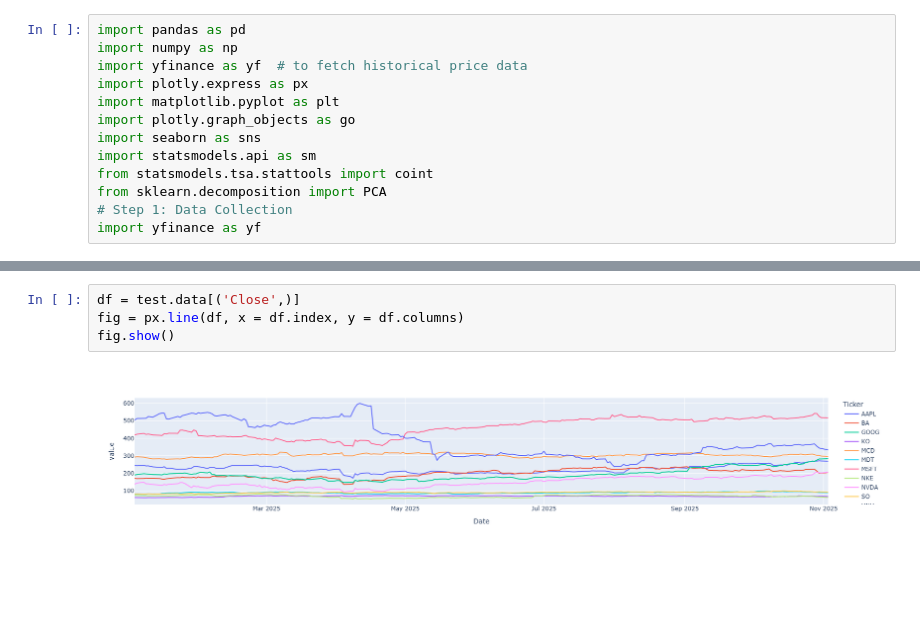
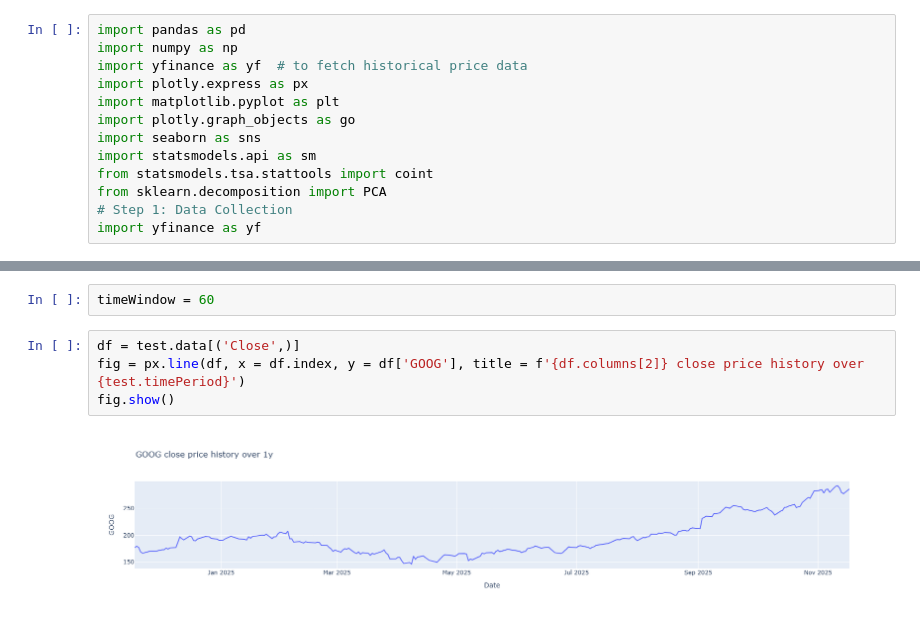
Before and after one commit to wildanlevitt/16B_BullFolio, a Jupyter notebook: FinalProjectJosephNotebook.ipynb, the cells around one changed output, grey strips where cells are left out. Cells and saved outputs as stored; diff of their text form; blank space fills up the shorter version.

```diff
--- a/FinalProjectJosephNotebook.ipynb
+++ b/FinalProjectJosephNotebook.ipynb
@@ -184,6 +238,8 @@ fig.show()
+# %%
+timeWindow = 60
 # %%
 df = test.data[('Close',)]
-fig = px.line(df, x = df.index, y = df.columns)
+fig = px.line(df, x = df.index, y = df['GOOG'], title = f'{df.columns[2]} close price history over {test.timePeriod}')
 fig.show()
 # %% [output]
-[figure, old version]
+[figure, new version]
```
Also changed, not shown: parts of 40 cells of this notebook.
